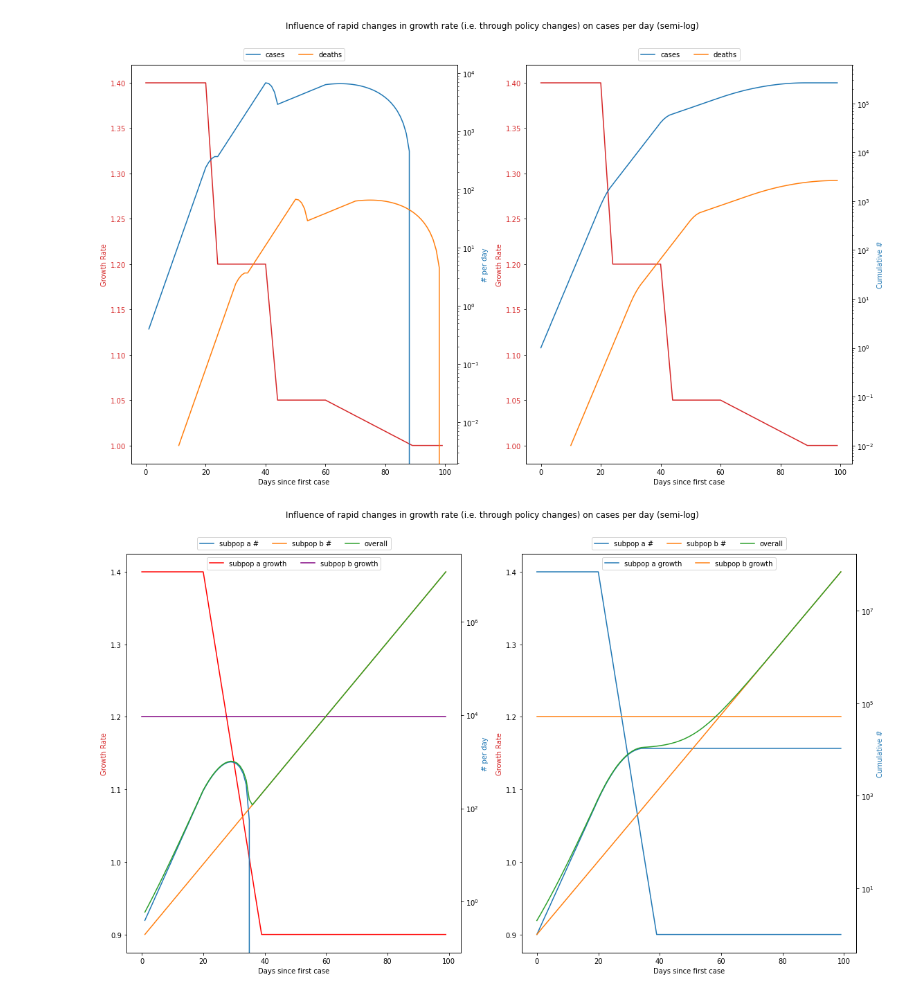
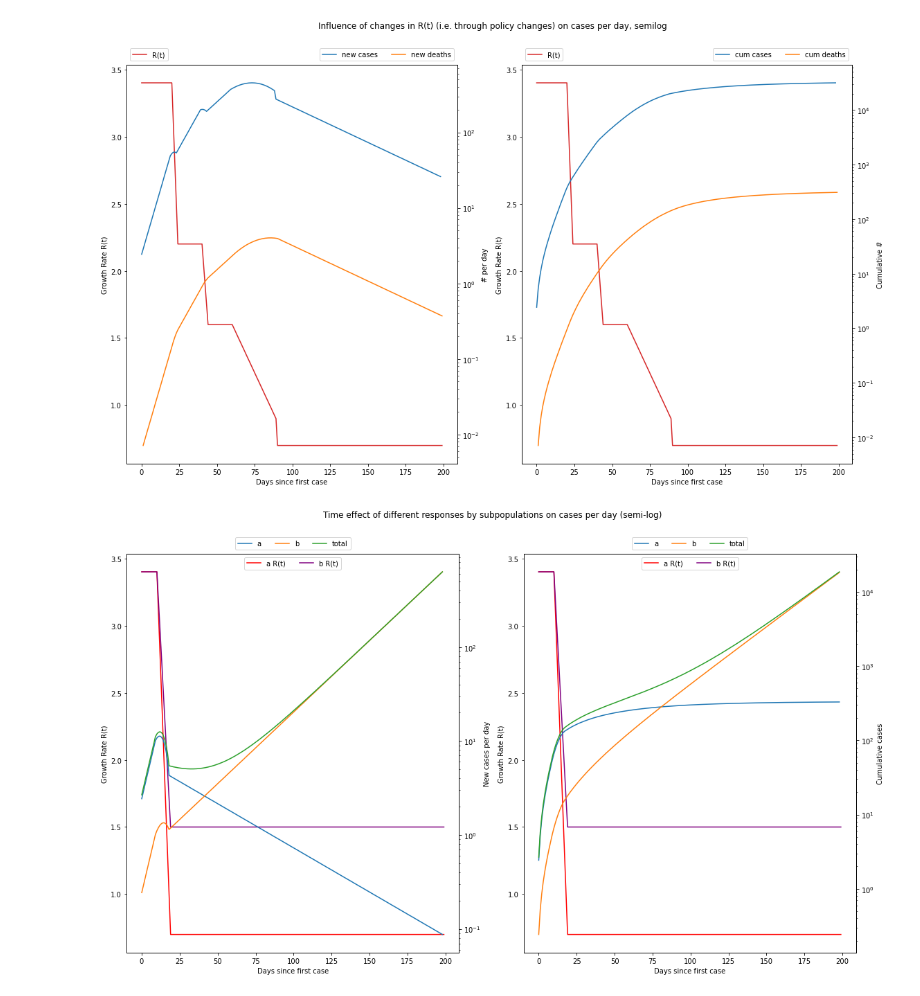
Before and after one commit to epi-center/planning, a Jupyter notebook: communication/growth_rate_dips.ipynb, the cells around one changed output. Cells and saved outputs as stored; diff of their text form; code cells hidden in the pictures.

```diff
--- a/communication/growth_rate_dips.ipynb
+++ b/communication/growth_rate_dips.ipynb
@@ -60,38 +70,37 @@ plt.show()
 fig, (ax1, ax3) = plt.subplots(1,2, figsize=(16, 9))
 color = 'tab:red'
 ax1.set_xlabel('Days since first case')
-ax1.set_ylabel('Growth Rate', color=color)
-pd.Series(growth_rate).plot(ax=ax1, color=color)
-ax1.tick_params(axis='y', labelcolor=color)
+ax1.set_ylabel('Growth Rate R(t)')
+pd.Series(growth_rate, name='R(t)').plot(ax=ax1, color=color).legend(loc='upper left', bbox_to_anchor=(0, 1.05), ncol=3)
+ax1.tick_params(axis='y')
 
 ax2 = ax1.twinx()  # instantiate a second axes that shares the same x-axis
 
 color = 'tab:blue'
-ax2.set_ylabel('# per day', color=color)  # we already handled the x-label with ax1
+ax2.set_ylabel('# per day')  # we already handled the x-label with ax1
 pd.concat([
-    pd.Series(a, name='cases'),
-    pd.Series(a * .01, name='deaths').shift(10)
-], axis=1).diff().plot(ax=ax2, logy=True).legend(loc='upper center', bbox_to_anchor=(0.5, 1.05),
-          ncol=3)
+    pd.Series(susceptible, name='new cases').diff(-1),
+    pd.Series(resistant * .01, name='new deaths').diff(1)
+], axis=1).plot(ax=ax2, logy=True).legend(loc='upper right', bbox_to_anchor=(1.0, 1.05), ncol=3)
 
 color = 'tab:red'
 ax3.set_xlabel('Days since first case')
-ax3.set_ylabel('Growth Rate', color=color)
-pd.Series(growth_rate).plot(ax=ax3, color=color)
-ax3.tick_params(axis='y', labelcolor=color)
+ax3.set_ylabel('Growth Rate R(t)')
+pd.Series(growth_rate, name='R(t)').plot(ax=ax3, color=color).legend(loc='upper left', bbox_to_anchor=(0, 1.05), ncol=3)
+ax3.tick_params(axis='y')
 
 ax4 = ax3.twinx()  # instantiate a second axes that shares the same x-axis
 
 color = 'tab:blue'
-ax4.set_ylabel('Cumulative #', color=color)  # we already handled the x-label with ax1
+ax4.set_ylabel('Cumulative #')  # we already handled the x-label with ax1
 pd.concat([
-    pd.Series(a, name='cases'),
-    pd.Series(a * .01, name='deaths').shift(10)
-], axis=1).plot(ax=ax4, logy=True).legend(loc='upper center', bbox_to_anchor=(0.5, 1.05), ncol=3)
+    pd.Series(susceptible, name='cum cases').diff(-1),
+    pd.Series(resistant * .01, name='cum deaths').diff(1)
+], axis=1).cumsum().plot(ax=ax4, logy=True).legend(loc='upper right', bbox_to_anchor=(1.0, 1.05), ncol=3)
 
 fig.tight_layout()  # otherwise the right y-label is slightly clipped
-plt.suptitle('Influence of rapid changes in growth rate (i.e. through policy changes) on cases per day (semi-log)', y=1.05)
+plt.suptitle('Influence of changes in R(t) (i.e. through policy changes) on cases per day, semilog', y=1.05)
 fig.set_facecolor('white')
 plt.show()
 # %% [output]
-[figure, old version]
+[figure, new version]
@@ -116,50 +130,46 @@ result = a + b
+# %%
+new_infections_per_day = pd.DataFrame(susceptible, columns=['a', 'b']).diff(-1)
+new_infections_per_day = new_infections_per_day.assign(total=new_infections_per_day.a + new_infections_per_day.b)
+
+new_deaths_per_day = pd.DataFrame(resistant * .01, columns=['a', 'b']).diff(1)
+new_deaths_per_day = new_deaths_per_day.assign(total=new_deaths_per_day.a + new_deaths_per_day.b)
 # %%
 fig, (ax1, ax3) = plt.subplots(1,2, figsize=(16, 9))
 color = 'tab:red'
 ax1.set_xlabel('Days since first case')
-ax1.set_ylabel('Growth Rate', color=color)
+ax1.set_ylabel('Growth Rate R(t)')
 pd.concat([
-    pd.Series(growth_rate_a, name='subpop a growth'),
-    pd.Series(growth_rate_b, name='subpop b growth')
-], axis=1).plot(ax=ax1, color=['red', 'purple']).legend(loc='upper center', bbox_to_anchor=(0.5, 1.00),
-          ncol=3, fancybox=True)
+    pd.Series(growth_rate_a, name='a R(t)'),
+    pd.Series(growth_rate_b, name='b R(t)')
+], axis=1).plot(ax=ax1, color=['red', 'purple']).legend(loc='upper center', bbox_to_anchor=(0.5, 1.00), ncol=3, fancybox=True)
 
 ax2 = ax1.twinx()  # instantiate a second axes that shares the same x-axis
 
 color = 'tab:blue'
-ax2.set_ylabel('# per day', color=color)  # we already handled the x-label with ax1
-pd.concat([
-    pd.Series(a, name='subpop a #'),
-    pd.Series(b, name='subpop b #'),
-    pd.Series(result, name='overall'),
-], axis=1).diff().plot(ax=ax2, logy=True).legend(loc='upper center', bbox_to_anchor=(0.5, 1.05),
+ax2.set_ylabel('New cases per day')  # we already handled the x-label with ax1
+new_infections_per_day.plot(ax=ax2, logy=True).legend(loc='upper center', bbox_to_anchor=(0.5, 1.05),
           ncol=3, fancybox=True)
 
 color = 'tab:red'
 ax3.set_xlabel('Days since first case')
-ax3.set_ylabel('Growth Rate', color=color)
+ax3.set_ylabel('Growth Rate R(t)')
 pd.concat([
-    pd.Series(growth_rate_a, name='subpop a growth'),
-    pd.Series(growth_rate_b, name='subpop b growth')
-], axis=1).plot(ax=ax3).legend(loc='upper center', bbox_to_anchor=(0.5, 1.0),
-          ncol=3, fancybox=True)
+    pd.Series(growth_rate_a, name='a R(t)'),
+    pd.Series(growth_rate_b, name='b R(t)')
+], axis=1).plot(ax=ax3, color=['red', 'purple']).legend(loc='upper center', bbox_to_anchor=(0.5, 1.0), ncol=3, fancybox=True)
 
 ax4 = ax3.twinx()  # instantiate a second axes that shares the same x-axis
 
 color = 'tab:blue'
-ax4.set_ylabel('Cumulative #', color=color)  # we already handled the x-label with ax1
-pd.concat([
-    pd.Series(a, name='subpop a #'),
-    pd.Series(b, name='subpop b #'),
-    pd.Series(result, name='overall'),
-], axis=1).plot(ax=ax4, logy=True).legend(loc='upper center', bbox_to_anchor=(0.5, 1.05), ncol=3, fancybox=True)
+ax4.set_ylabel('Cumulative cases')  # we already handled the x-label with ax1
+new_infections_per_day.cumsum().plot(ax=ax4, logy=True).legend(loc='upper center', bbox_to_anchor=(0.5, 1.05), ncol=3, fancybox=True)
 
 fig.tight_layout()  # otherwise the right y-label is slightly clipped
-plt.suptitle('Influence of rapid changes in growth rate (i.e. through policy changes) on cases per day (semi-log)', y=1.05)
+plt.suptitle('Time effect of different responses by subpopulations on cases per day (semi-log)', y=1.05)
 fig.set_facecolor('white')
 plt.show()
 # %% [output]
-[figure, old version]
+[figure, new version]
 # %%
 fig, (ax1, ax3) = plt.subplots(1,2, figsize=(16, 9))
 color = 'tab:red'
```
Also changed, not shown: parts of 6 cells of this notebook.
